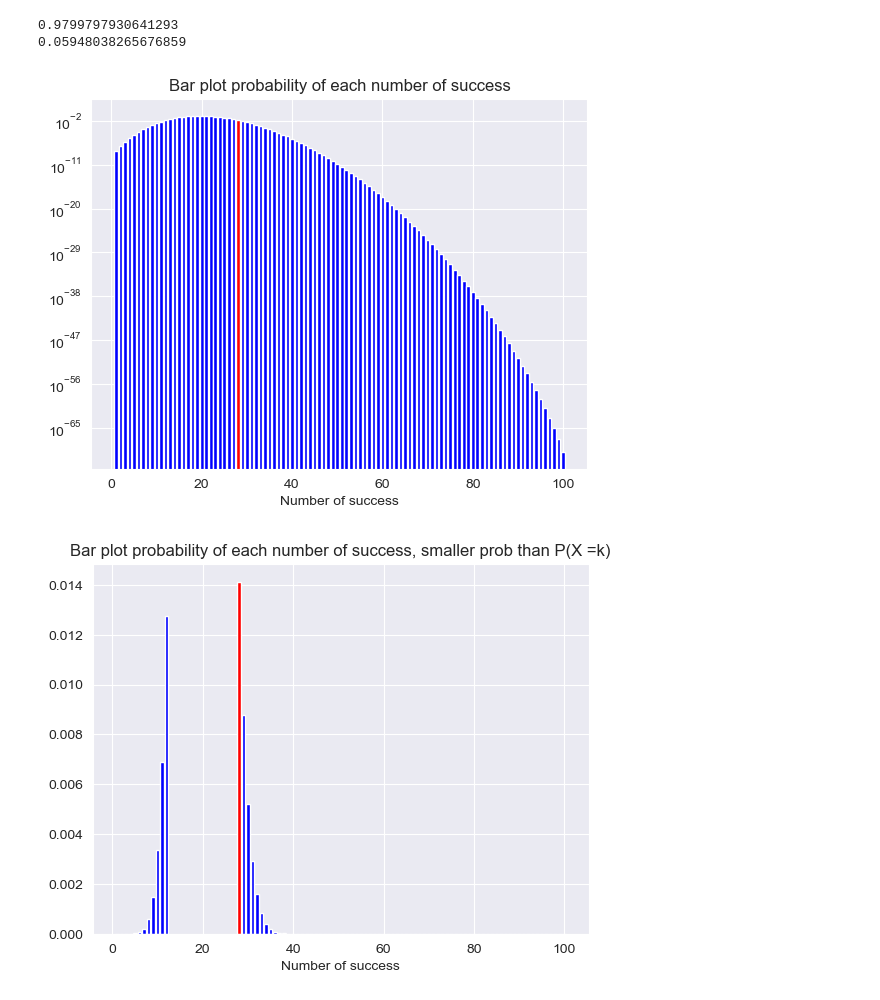
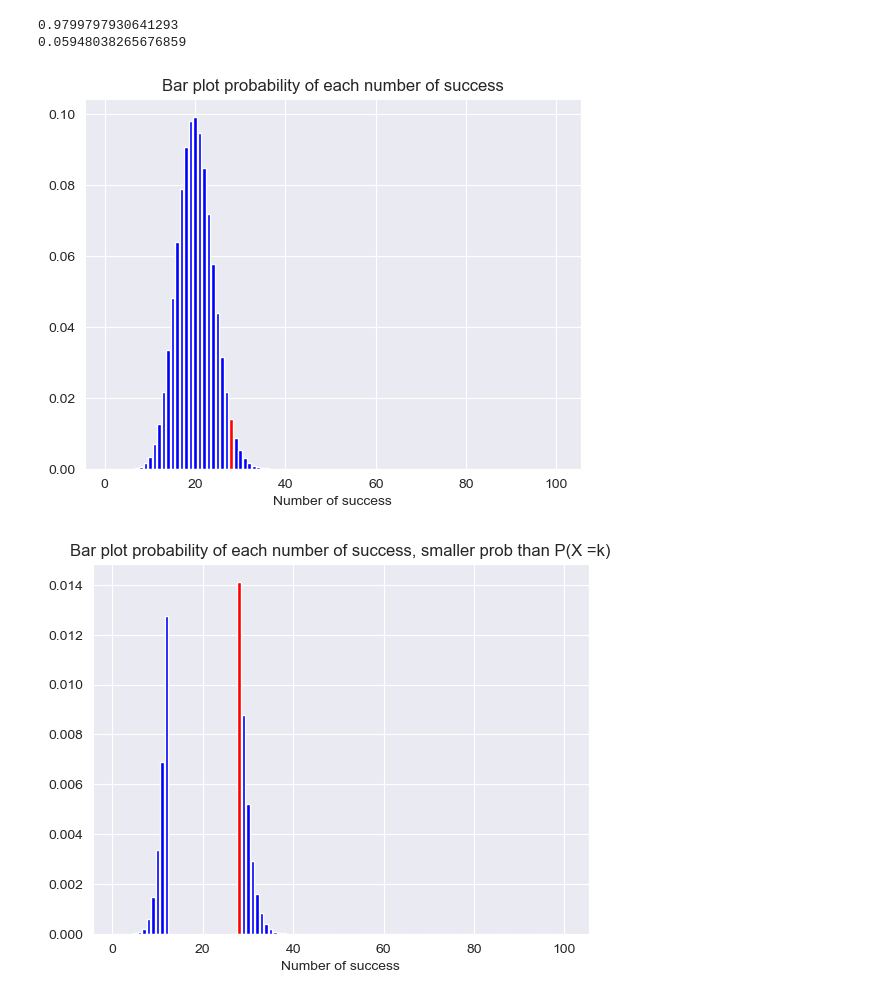
Before and after one commit to david-schroeter/ADA_2023, a Jupyter notebook: Exercises/03 - Describing data/Describing_data_exercise.ipynb, the cells around one changed output. Drawn from its saved outputs; the diff is of its cells as text; code cells hidden in the pictures.

```diff
--- a/Exercises/03 - Describing data/Describing_data_exercise.ipynb
+++ b/Exercises/03 - Describing data/Describing_data_exercise.ipynb
@@ -392,13 +392,13 @@ print(sum_1)
 # %%
 prob_idx = list(range(1, 101))
 prob_array = [binom(100, 0.2, x) for x in range(1, 101)]
 colors = ['red' if x == 28 else 'blue' for x in range(1, 101)]
-plt.bar(prob_idx, prob_array, color=colors, log=True)
+plt.bar(prob_idx, prob_array, color=colors)
 plt.title('Bar plot probability of each number of success')
 plt.xlabel('Number of success')
 plt.show()
 # %% [output]
-[figure, old version]
+[figure, new version]
 # %%
 prob_array_smaller = [binom(100,0.2,x) for x in set_i]
 colors_smaller = ['red' if x == 28 else 'blue' for x in set_i]
```
Also changed, not shown: parts of 10 cells of this notebook.
